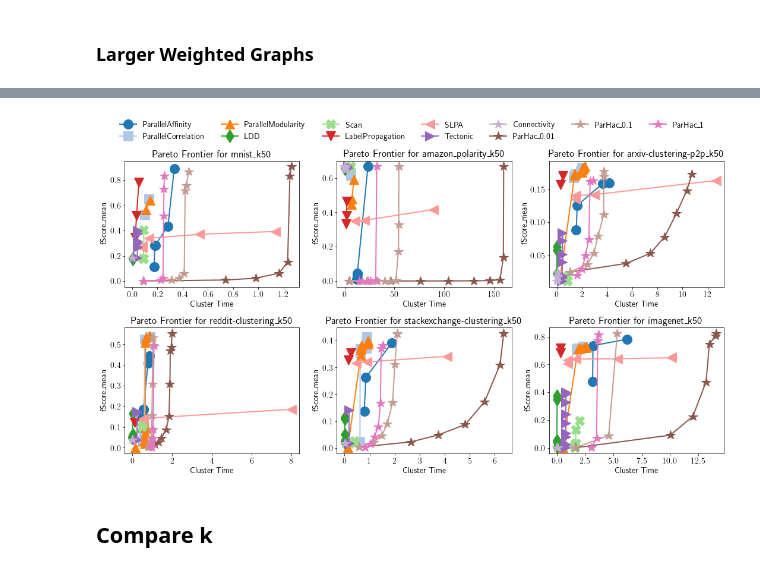
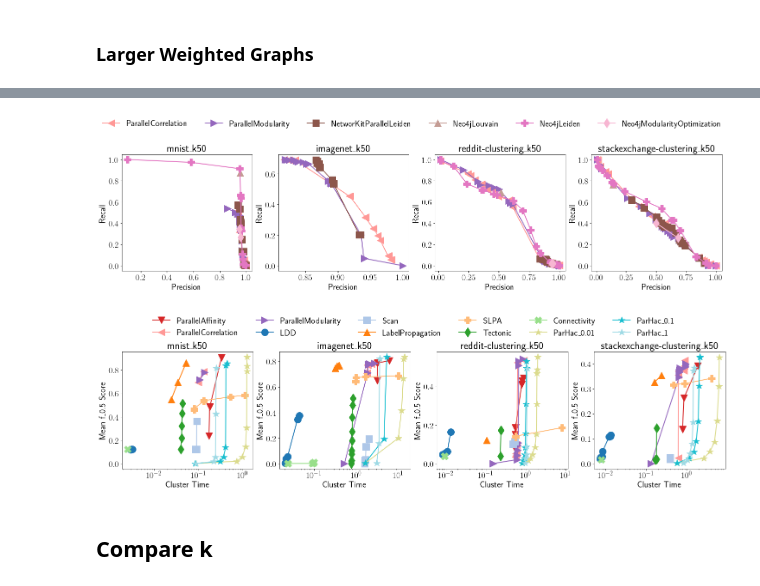
Before and after one commit to ParAlg/ParClusterers, a Jupyter notebook: plotting/Plot UCI.ipynb, the cells around one changed output, grey strips where cells are left out. Saved outputs shown, nothing was run; the diff lists cells and outputs as text; code cells hidden in the pictures.

```diff
--- a/plotting/Plot UCI.ipynb
+++ b/plotting/Plot UCI.ipynb
@@ -453,16 +532,23 @@ plt.tight_layout()
 # %% [markdown]
 ### Larger Weighted Graphs
 # %%
-df = pd.read_csv(base_addr + "weighted_results/stats_mnist.csv")
+df_mnist = pd.read_csv(base_addr + "weighted_results/stats_mnist.csv")
+df_mnist_100 = pd.read_csv(base_addr + "weighted_results/stats_mnist_100.csv")
 df_imagenet = pd.read_csv(base_addr + "weighted_results/stats_imagenet.csv")
-df_larger = pd.read_csv(base_addr + "weighted_results/stats_large_weighted_50.csv")
-df_larger2 = pd.read_csv(base_addr + "weighted_results/stats_large_weighted_more_50.csv")
 df_10 = pd.read_csv(base_addr + "weighted_results/stats_large_weighted_10.csv")
+df_50 = pd.read_csv(base_addr + "weighted_results/stats_large_weighted_50.csv")
 df_100 = pd.read_csv(base_addr + "weighted_results/stats_large_weighted_100.csv")
-df = pd.concat([df, df_larger, df_larger2, df_imagenet, df_10, df_100])
+df_more = pd.read_csv(base_addr + "weighted_results/old/stats_large_weighted_more_50.csv")
+df_nk = pd.read_csv(base_addr + "weighted_results/stats_large_weighted_50_nk.csv")
+df_neo4j = pd.read_csv(base_addr + "weighted_results/stats_large_weighted_neo4j.csv")
+df = pd.concat([df_mnist, df_mnist_100, df_imagenet, df_10, df_50, df_100, df_more, df_nk, df_neo4j])
+
+# kcore does not work well because it's knn graph
+df = df[df["Clusterer Name"]!="KCoreClusterer"]
 
 df = df.dropna(how='all')
 replace_graph_names(df)
 df = add_epsilon_to_hac(df)
-df_50 = df[df["Input Graph"].isin(["mnist_k50", "imagenet_k50", "arxiv-clustering-p2p_k50",
-                                   "reddit-clustering_k50", "stackexchange-clustering_k50", "amazon_polarity_k50"])]
+# , "amazon_polarity_k50", "arxiv-clustering-p2p_k50",
+df_50 = df[df["Input Graph"].isin(["mnist_k50", "imagenet_k50",
+                                   "reddit-clustering_k50", "stackexchange-clustering_k50"])]
@@ -492,3 +576,6 @@ ParHac-1 & 0.37 & 0.04 & 0.01 & 0.10 & 0.05 & 0.35 & 0.15 \\
 # %%
+df_ours = df_50[~df_50["Clusterer Name"].isin(baseline_methods)]
+df_pr_pareto = FilterParetoPRMethod(df_ours)
 plotPRPareto(df_pr_pareto)
+plt.savefig("../results/pr_large_weighted.pdf", bbox_inches='tight')
 # %% [output]
@@ -501,11 +605,20 @@ plotPRPareto(df_pr_pareto)
+# %%
+df_compare = df_50[df_50["Clusterer Name"].isin(["ParallelModularityClusterer",
+                                           "ParallelCorrelationClusterer"]+baseline_methods)]
+df_pr_pareto = FilterParetoPRMethod(df_compare)
+plotPRPareto(df_pr_pareto)
+plt.savefig("../results/pr_large_weighted_modularity.pdf", bbox_inches='tight')
+# %% [output]
+[figure, added]
 # %%
-dfs, graphs = GetParetoDfs(df_50)
-plt.rcParams.update({'font.size': 14})
-plotPareto(dfs, graphs)
-plt.tight_layout()
-# plt.savefig("../results/out_time_f1_mnist.pdf", bbox_inches='tight')
+clusterers = df_ours["Clusterer Name"].unique()
+dfs, graphs = GetParetoDfs(df_ours)
+# plt.rcParams.update({'font.size': 14})
+plotPareto(dfs, graphs, clusterers)
+# plt.tight_layout()
+plt.savefig("../results/time_f1_large_weighted.pdf", bbox_inches='tight')
 # %% [output]
-[figure, old version]
+[figure, new version]
 # %%
 # g = sns.FacetGrid(df[df["Input Graph"] == "imagenet_k50"], col="Clusterer Name", col_wrap=4,
 #                   xlim=(0, 1.1), ylim=(0,1.1))
```
Also changed, not shown: parts of 19 cells of this notebook, 1 other file.
